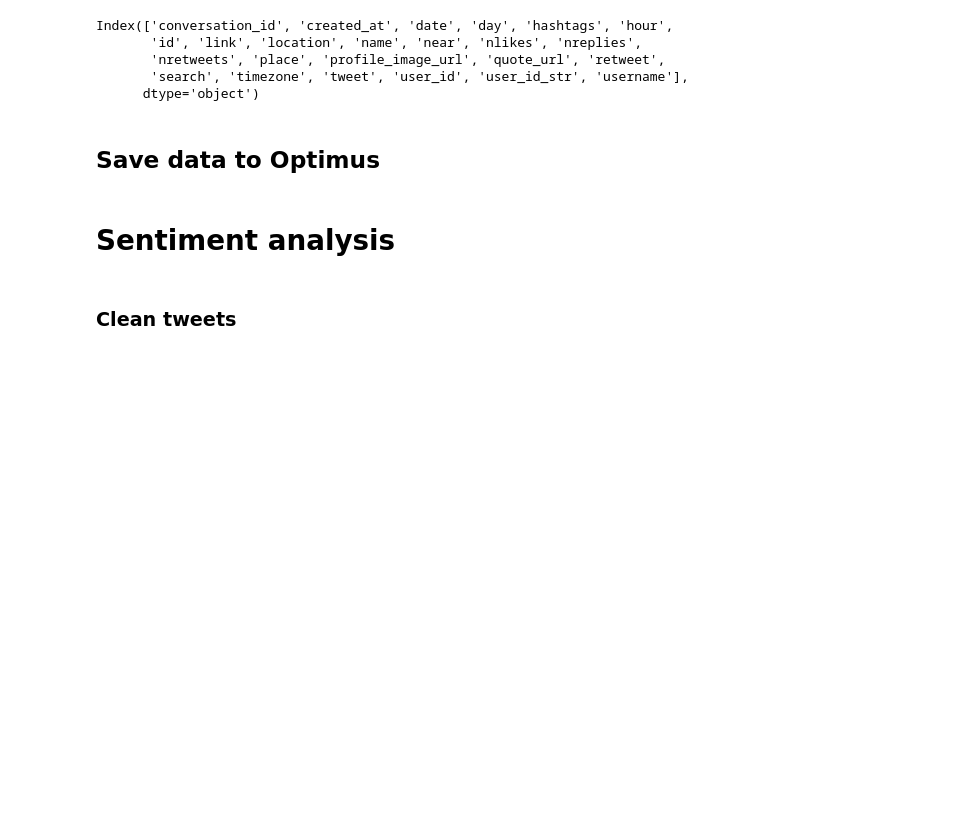
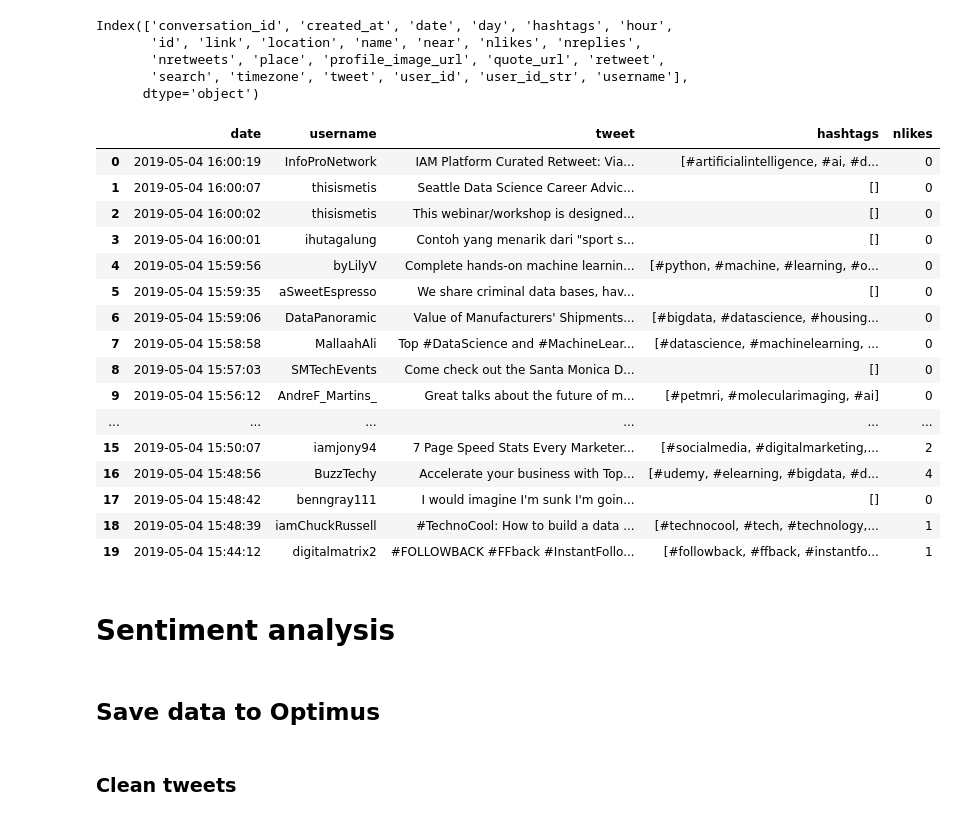
Before and after one commit to FavioVazquez/twitter_optimus_twint, a Jupyter notebook: AnalyzeTweets.ipynb, the cells around one changed output. Saved outputs shown, nothing was run; the diff lists cells and outputs as text; code cells hidden in the pictures; blank space fills up the shorter version.

```diff
--- a/AnalyzeTweets.ipynb
+++ b/AnalyzeTweets.ipynb
@@ -94,12 +94,32 @@ Index(['conversation_id', 'created_at', 'date', 'day', 'hashtags', 'hour',
       dtype='object')
 # %%
 df_pd = twint_to_pandas(["date", "username", "tweet", "hashtags", "nlikes"])
+# %%
+df_pd
+# %% [output]
+|  | date | username | tweet | hashtags | nlikes |
+| 0 | 2019-05-04 16:00:19 | InfoProNetwork | IAM Platform Curated Retweet: Via... | [#artificialintelligence, #ai, #d... | 0 |
+| 1 | 2019-05-04 16:00:07 | thisismetis | Seattle Data Science Career Advic... | [] | 0 |
+| 2 | 2019-05-04 16:00:02 | thisismetis | This webinar/workshop is designed... | [] | 0 |
+| 3 | 2019-05-04 16:00:01 | ihutagalung | Contoh yang menarik dari "sport s... | [] | 0 |
+| 4 | 2019-05-04 15:59:56 | byLilyV | Complete hands-on machine learnin... | [#python, #machine, #learning, #o... | 0 |
+| 5 | 2019-05-04 15:59:35 | aSweetEspresso | We share criminal data bases, hav... | [] | 0 |
+| 6 | 2019-05-04 15:59:06 | DataPanoramic | Value of Manufacturers' Shipments... | [#bigdata, #datascience, #housing... | 0 |
+| 7 | 2019-05-04 15:58:58 | MallaahAli | Top #DataScience and #MachineLear... | [#datascience, #machinelearning, ... | 0 |
+| 8 | 2019-05-04 15:57:03 | SMTechEvents | Come check out the Santa Monica D... | [] | 0 |
+| 9 | 2019-05-04 15:56:12 | AndreF_Martins_ | Great talks about the future of m... | [#petmri, #molecularimaging, #ai] | 0 |
+| ... | ... | ... | ... | ... | ... |
+| 15 | 2019-05-04 15:50:07 | iamjony94 | 7 Page Speed Stats Every Marketer... | [#socialmedia, #digitalmarketing,... | 2 |
+| 16 | 2019-05-04 15:48:56 | BuzzTechy | Accelerate your business with Top... | [#udemy, #elearning, #bigdata, #d... | 4 |
+| 17 | 2019-05-04 15:48:42 | benngray111 | I would imagine I'm sunk I'm goin... | [] | 0 |
+| 18 | 2019-05-04 15:48:39 | iamChuckRussell | #TechnoCool: How to build a data ... | [#technocool, #tech, #technology,... | 1 |
+| 19 | 2019-05-04 15:44:12 | digitalmatrix2 | #FOLLOWBACK #FFback #InstantFollo... | [#followback, #ffback, #instantfo... | 1 |
+# %% [markdown]
+# Sentiment analysis
 # %% [markdown]
 ## Save data to Optimus
 # %%
 df = op.create.data_frame(pdf= df_pd)
-# %% [markdown]
-# Sentiment analysis
 # %% [markdown]
 ### Clean tweets
 # %%
```
Also changed, not shown: parts of 4 cells of this notebook, 1 other file.
